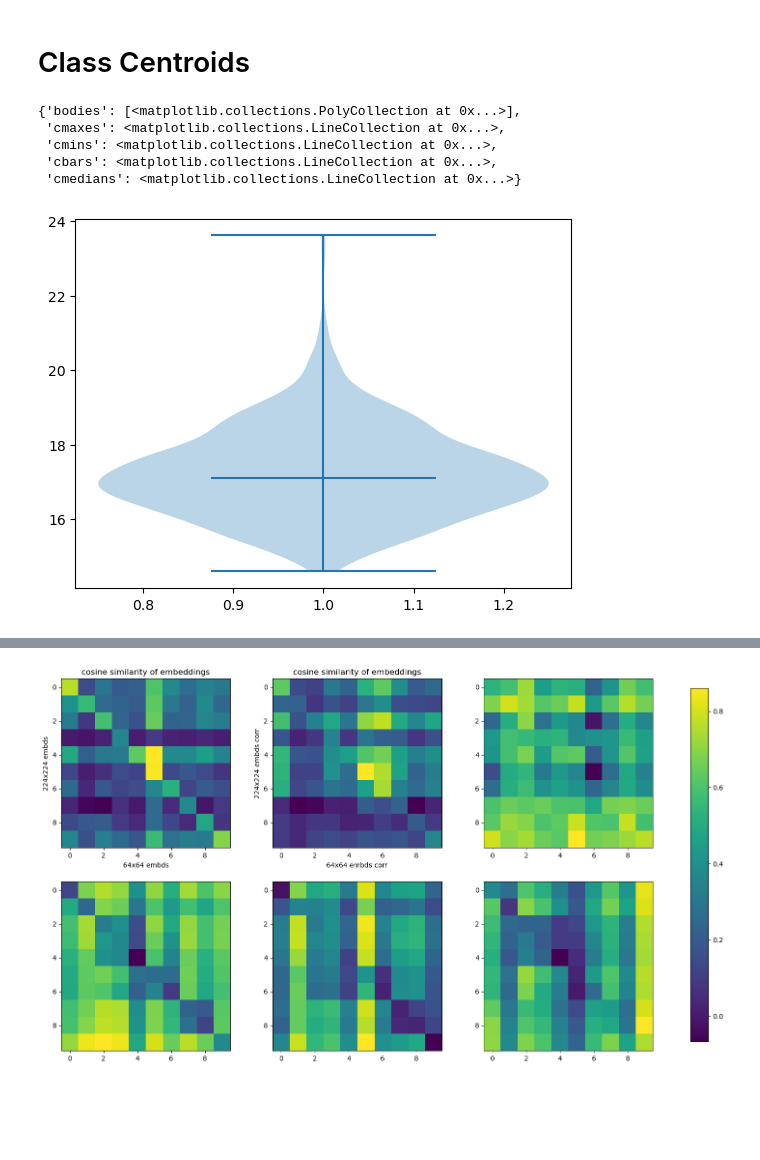
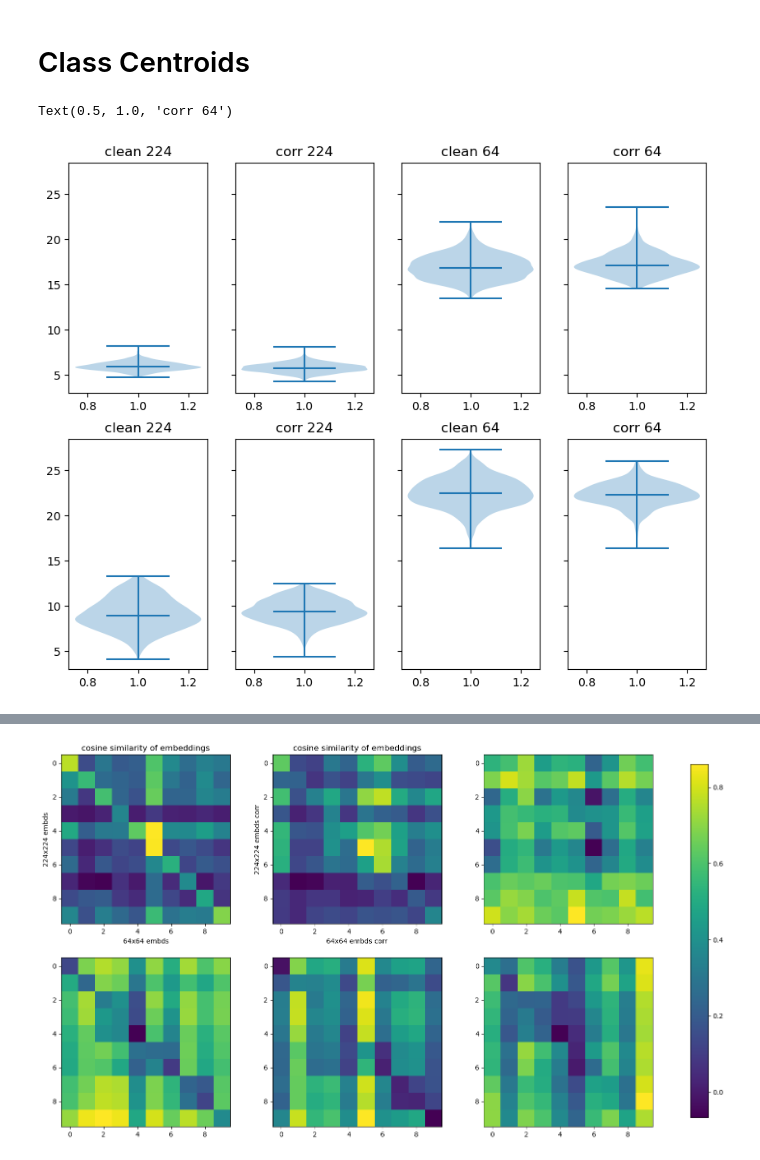
Before and after one commit to Geffen-Cooper/continual_learning_playground, a Jupyter notebook: src/test_time_kd/domain_experiments.ipynb, the cells around one changed output, grey strips where cells are left out. Saved outputs shown, nothing was run; the diff lists cells and outputs as text; code cells hidden in the pictures; blank space fills up the shorter version.

```diff
--- a/src/test_time_kd/domain_experiments.ipynb
+++ b/src/test_time_kd/domain_experiments.ipynb
@@ -108,12 +108,25 @@ corr_means,corr_stds = get_class_centroids(corr_embds,corr_labels)
 
 corr_embds64,corr_labels64 = torch.load("embds/corr64_gaussian_noise.pt")
 corr_means64,corr_stds64 = get_class_centroids(corr_embds64,corr_labels64)
-# %%
-plt.violinplot(torch.norm(corr_means64,dim=1),showmedians=True)
-# %% [output]
-{'bodies': [<matplotlib.collections.PolyCollection at 0x...>],
- 'cmaxes': <matplotlib.collections.LineCollection at 0x...>,
- 'cmins': <matplotlib.collections.LineCollection at 0x...>,
- 'cbars': <matplotlib.collections.LineCollection at 0x...>,
- 'cmedians': <matplotlib.collections.LineCollection at 0x...>}
-[figure, removed]
+# %%
+fig,ax = plt.subplots(2,4,figsize=(10,8),sharey=True)
+# fig.subplots_adjust(hspace=0.5)
+ax[0,0].violinplot(torch.norm(means,dim=1),showmedians=True)
+ax[0,0].set_title("clean 224")
+ax[0,2].violinplot(torch.norm(means64,dim=1),showmedians=True)
+ax[0,2].set_title("clean 64")
+ax[0,1].violinplot(torch.norm(corr_means,dim=1),showmedians=True)
+ax[0,1].set_title("corr 224")
+ax[0,3].violinplot(torch.norm(corr_means64,dim=1),showmedians=True)
+ax[0,3].set_title("corr 64")
+ax[1,0].violinplot(torch.norm(stds,dim=1),showmedians=True)
+ax[1,0].set_title("clean 224")
+ax[1,2].violinplot(torch.norm(stds64,dim=1),showmedians=True)
+ax[1,2].set_title("clean 64")
+ax[1,1].violinplot(torch.norm(corr_stds,dim=1),showmedians=True)
+ax[1,1].set_title("corr 224")
+ax[1,3].violinplot(torch.norm(corr_stds64,dim=1),showmedians=True)
+ax[1,3].set_title("corr 64")
+# %% [output]
+Text(0.5, 1.0, 'corr 64')
+[figure, added]
```
Also changed, not shown: parts of 2 cells of this notebook, 7 other files.
